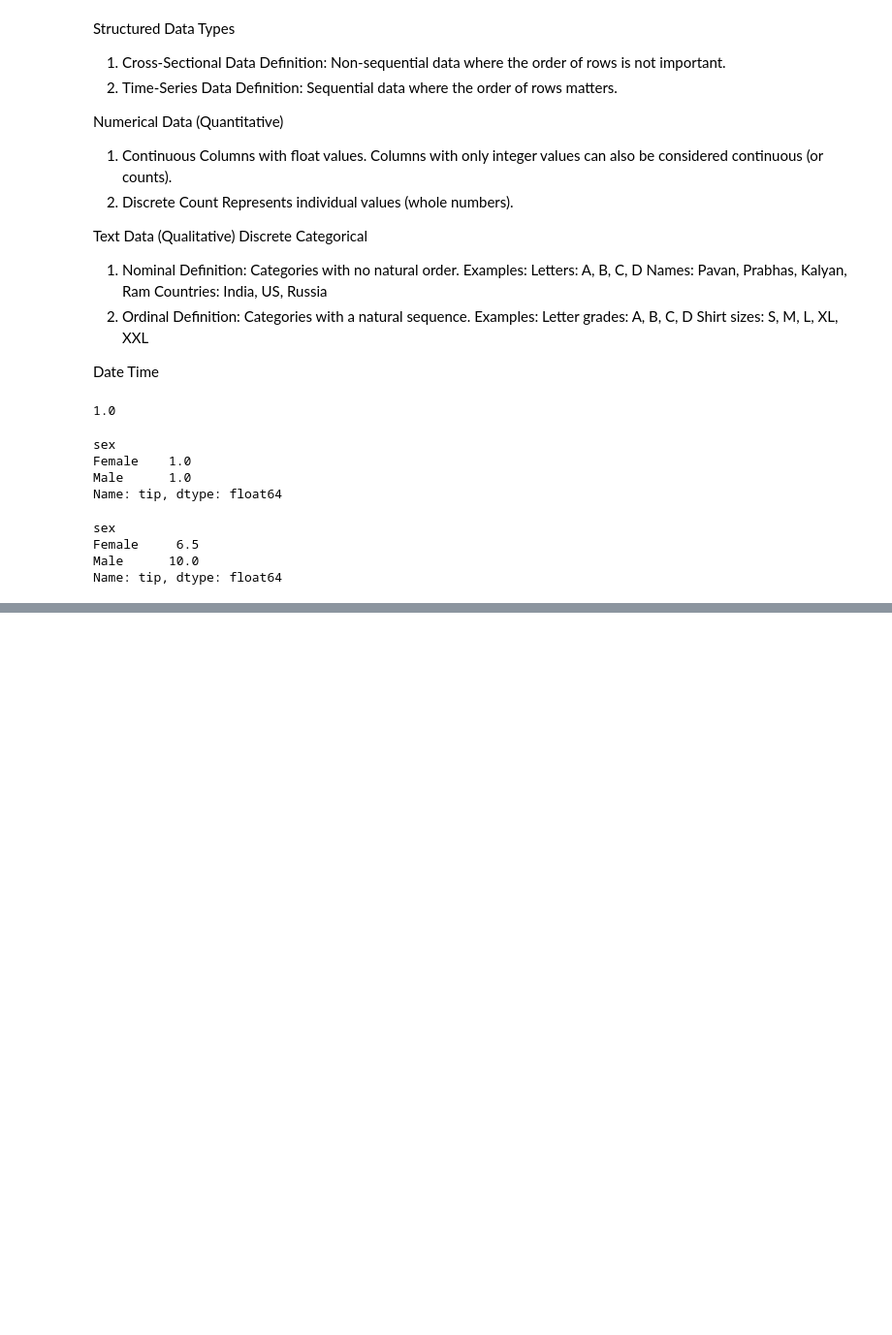
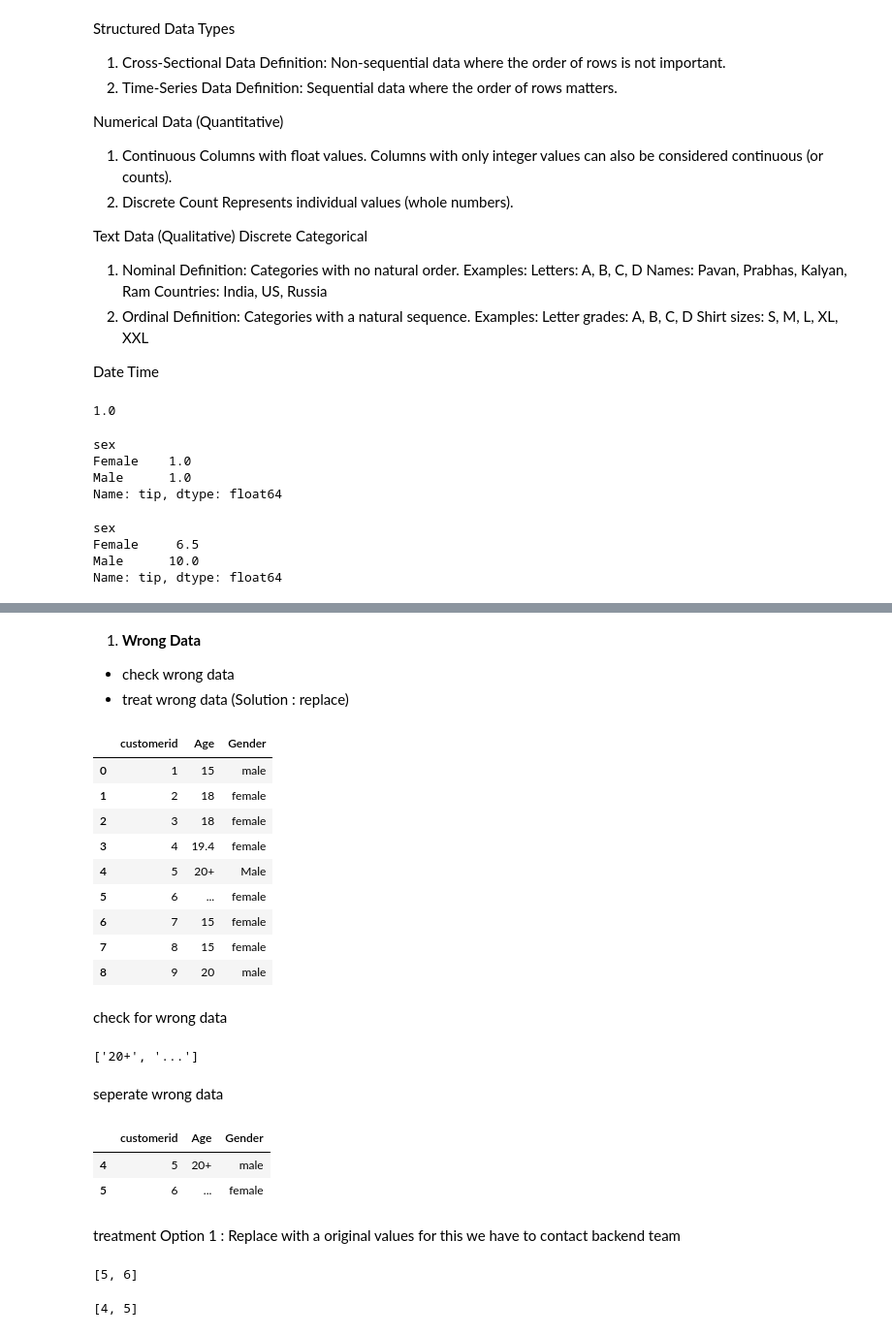
Before and after one commit to NRMT-MAIN/AI-ML-Learning, a Jupyter notebook: 3.Pandas/Pandas2.ipynb, the cells around one changed output, grey strips where cells are left out. Shown at 97% size. Drawn from its saved outputs; the diff is of its cells as text; code cells hidden in the pictures; blank space fills up the shorter version.

```diff
--- a/3.Pandas/Pandas2.ipynb
+++ b/3.Pandas/Pandas2.ipynb
@@ -468,0 +525,50 @@ If 1st option is not avaialable then 2nd option : replace with mean/median/mode
+# %% [markdown]
+1. **Wrong Data**
+- check wrong data
+- treat wrong data (Solution : replace)
+# %%
+df = pd.DataFrame({"customerid": [1,2,3,4, 5, 6, 7, 8,9],
+                    "Age": [15,18,18,19.4,"20+","...",15,15,20],
+                    "Gender": ["male","female","female","female","Male","female","female","female","male"]})
+
+df
+# %% [output]
+|  | customerid | Age | Gender |
+| 0 | 1 | 15 | male |
+| 1 | 2 | 18 | female |
+| 2 | 3 | 18 | female |
+| 3 | 4 | 19.4 | female |
+| 4 | 5 | 20+ | Male |
+| 5 | 6 | ... | female |
+| 6 | 7 | 15 | female |
+| 7 | 8 | 15 | female |
+| 8 | 9 | 20 | male |
+# %% [markdown]
+check for wrong data
+# %%
+l=[]
+for i in df["Age"].unique().tolist():
+    if type(i) not in [int, float]:
+        l.append(i)
+print(l)
+# %% [output]
+['20+', '...']
+# %% [markdown]
+seperate wrong data
+# %%
+df[df["Age"].isin(l)]
+# %% [output]
+|  | customerid | Age | Gender |
+| 4 | 5 | 20+ | male |
+| 5 | 6 | ... | female |
+# %% [markdown]
+treatment
+Option 1 : Replace with a original values for this we have to contact backend team
+# %%
+df[df["Age"].isin(l)]["customerid"].tolist()
+# %% [output]
+[5, 6]
+# %%
+df[df["Age"].isin(l)].index.tolist()
+# %% [output]
+[4, 5]
```
Also changed, not shown: parts of 51 cells of this notebook, 1 other file.
